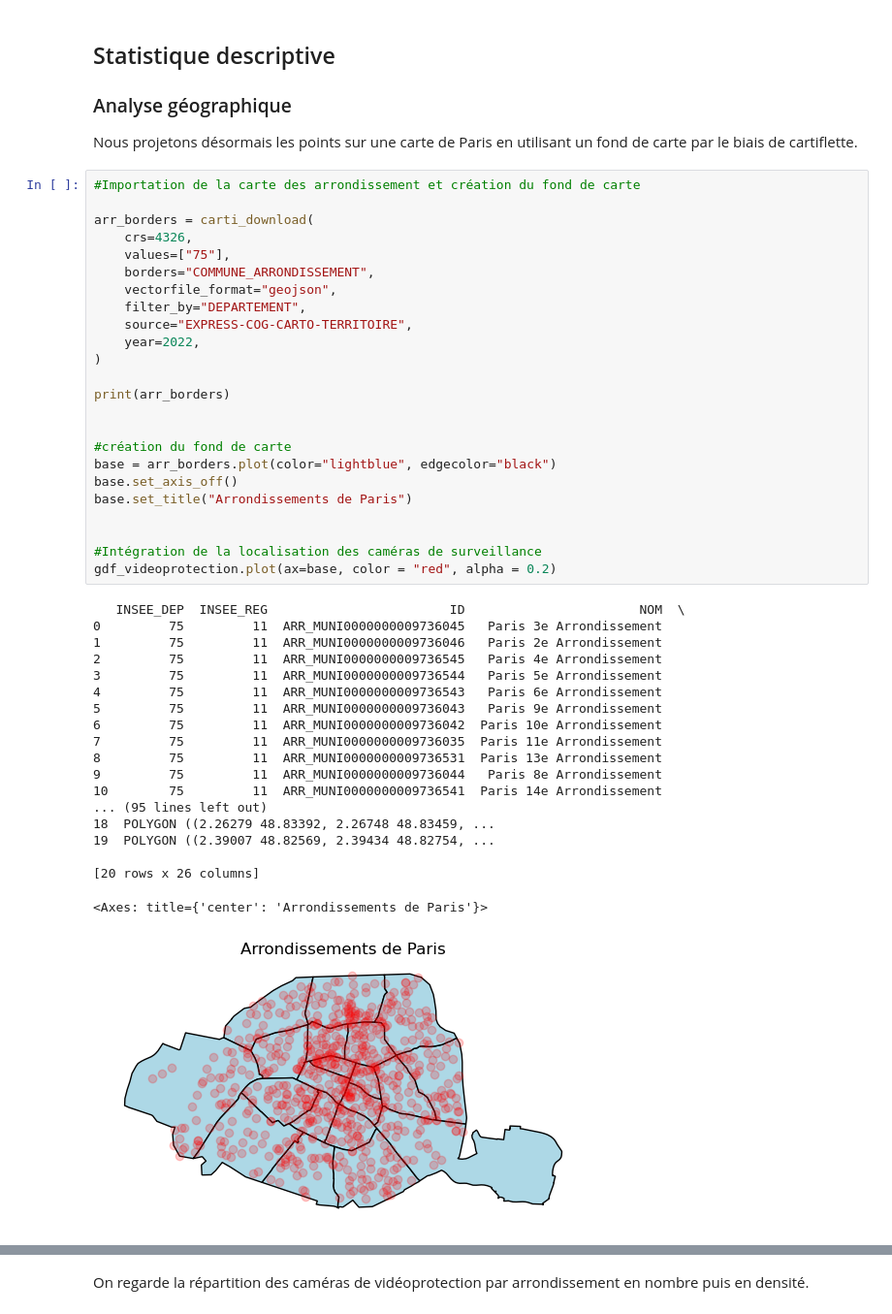
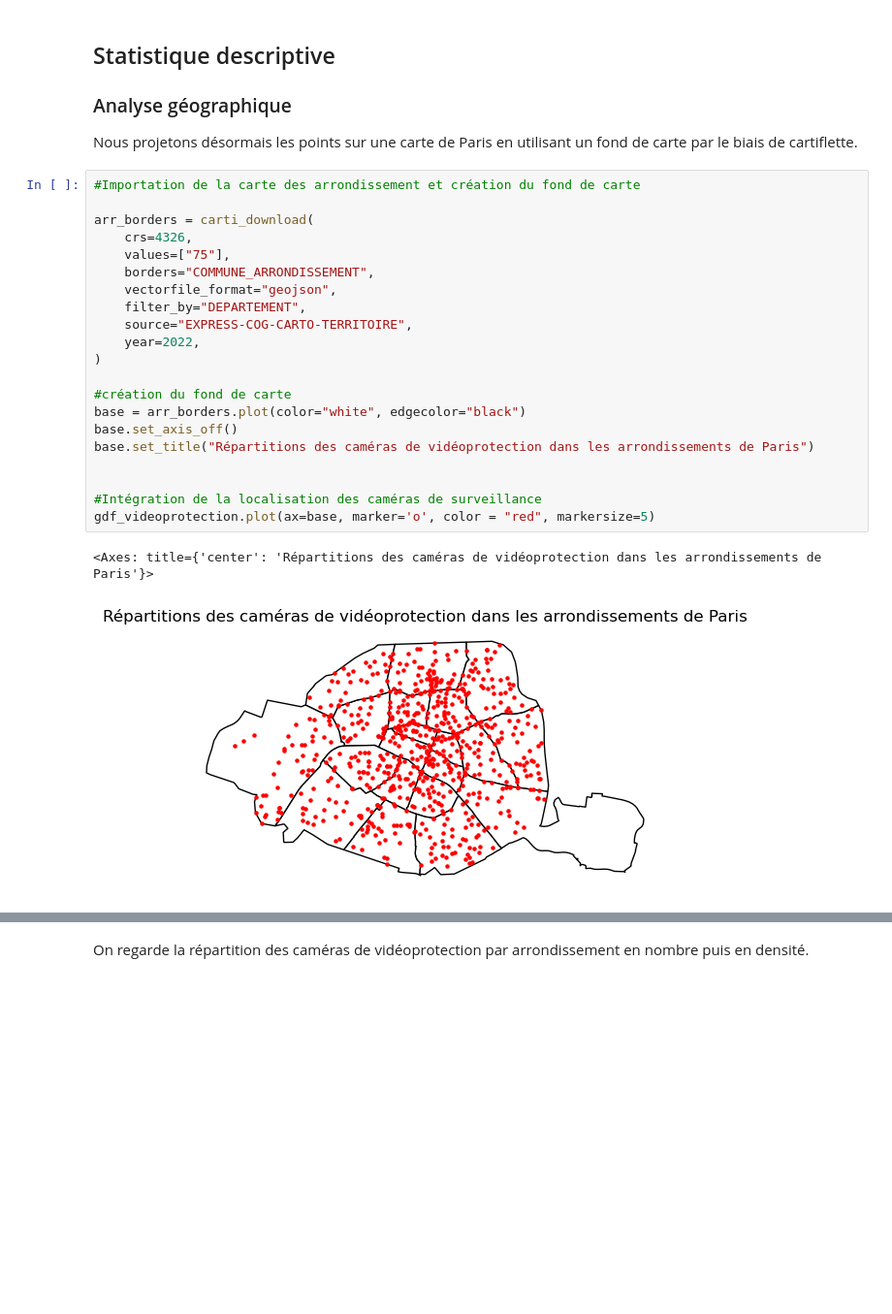
Before and after one commit to Yasmxne/Projet-Python-pour-la-Data-Science, a Jupyter notebook: exploration_videoprotection.ipynb, the cells around one changed output, grey strips where cells are left out. Shown at 97% size. Saved outputs shown, nothing was run; the diff lists cells and outputs as text; blank space fills up the shorter version.

Commit message:
Rajout commentaire carte Création carte Folium caméra vidéo protection

```diff
--- a/exploration_videoprotection.ipynb
+++ b/exploration_videoprotection.ipynb
@@ -109,44 +114,24 @@ Nous projetons désormais les points sur une carte de Paris en utilisant un fond
 # %%
 #Importation de la carte des arrondissement et création du fond de carte
 
 arr_borders = carti_download(
     crs=4326,
     values=["75"],
     borders="COMMUNE_ARRONDISSEMENT",
     vectorfile_format="geojson",
     filter_by="DEPARTEMENT",
     source="EXPRESS-COG-CARTO-TERRITOIRE",
     year=2022,
 )
 
-print(arr_borders)
-
-
 #création du fond de carte
-base = arr_borders.plot(color="lightblue", edgecolor="black")
+base = arr_borders.plot(color="white", edgecolor="black")
 base.set_axis_off()
-base.set_title("Arrondissements de Paris")
+base.set_title("Répartitions des caméras de vidéoprotection dans les arrondissements de Paris")
 
 
 #Intégration de la localisation des caméras de surveillance
-gdf_videoprotection.plot(ax=base, color = "red", alpha = 0.2)
+gdf_videoprotection.plot(ax=base, marker='o', color = "red", markersize=5)
 # %% [output]
-   INSEE_DEP  INSEE_REG                        ID                       NOM  \
-0         75         11  ARR_MUNI0000000009736045   Paris 3e Arrondissement
-1         75         11  ARR_MUNI0000000009736046   Paris 2e Arrondissement
-2         75         11  ARR_MUNI0000000009736545   Paris 4e Arrondissement
-3         75         11  ARR_MUNI0000000009736544   Paris 5e Arrondissement
-4         75         11  ARR_MUNI0000000009736543   Paris 6e Arrondissement
-5         75         11  ARR_MUNI0000000009736043   Paris 9e Arrondissement
-6         75         11  ARR_MUNI0000000009736042  Paris 10e Arrondissement
-7         75         11  ARR_MUNI0000000009736035  Paris 11e Arrondissement
-8         75         11  ARR_MUNI0000000009736531  Paris 13e Arrondissement
-9         75         11  ARR_MUNI0000000009736044   Paris 8e Arrondissement
-10        75         11  ARR_MUNI0000000009736541  Paris 14e Arrondissement
-... (95 lines left out)
-18  POLYGON ((2.26279 48.83392, 2.26748 48.83459, ...
-19  POLYGON ((2.39007 48.82569, 2.39434 48.82754, ...
-
-[20 rows x 26 columns]
+<Axes: title={'center': 'Répartitions des caméras de vidéoprotection dans les arrondissements de Paris'}>
-<Axes: title={'center': 'Arrondissements de Paris'}>
-[figure, old version]
+[figure, new version]
```
Also changed, not shown: parts of 8 cells of this notebook, 1 other file.
